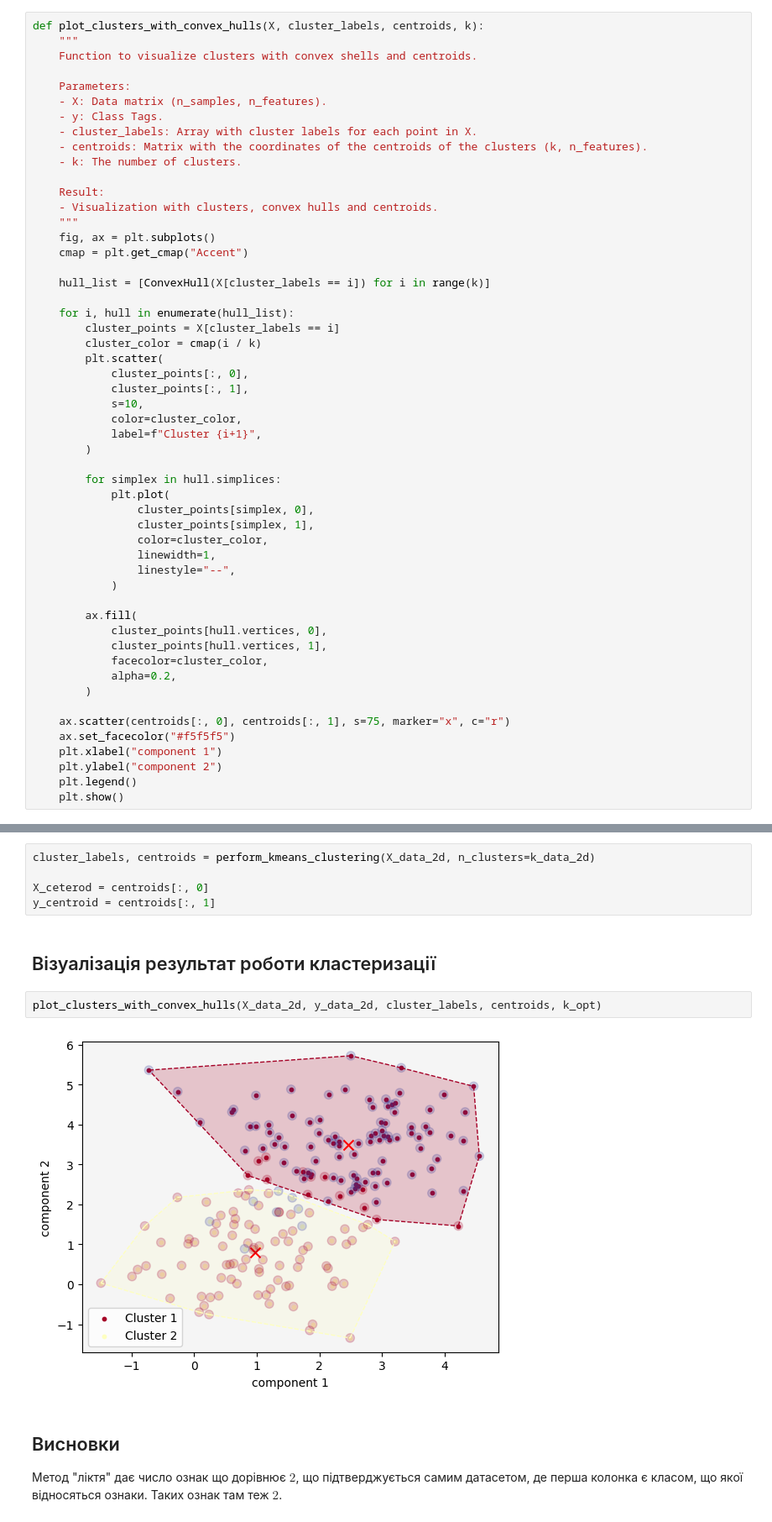
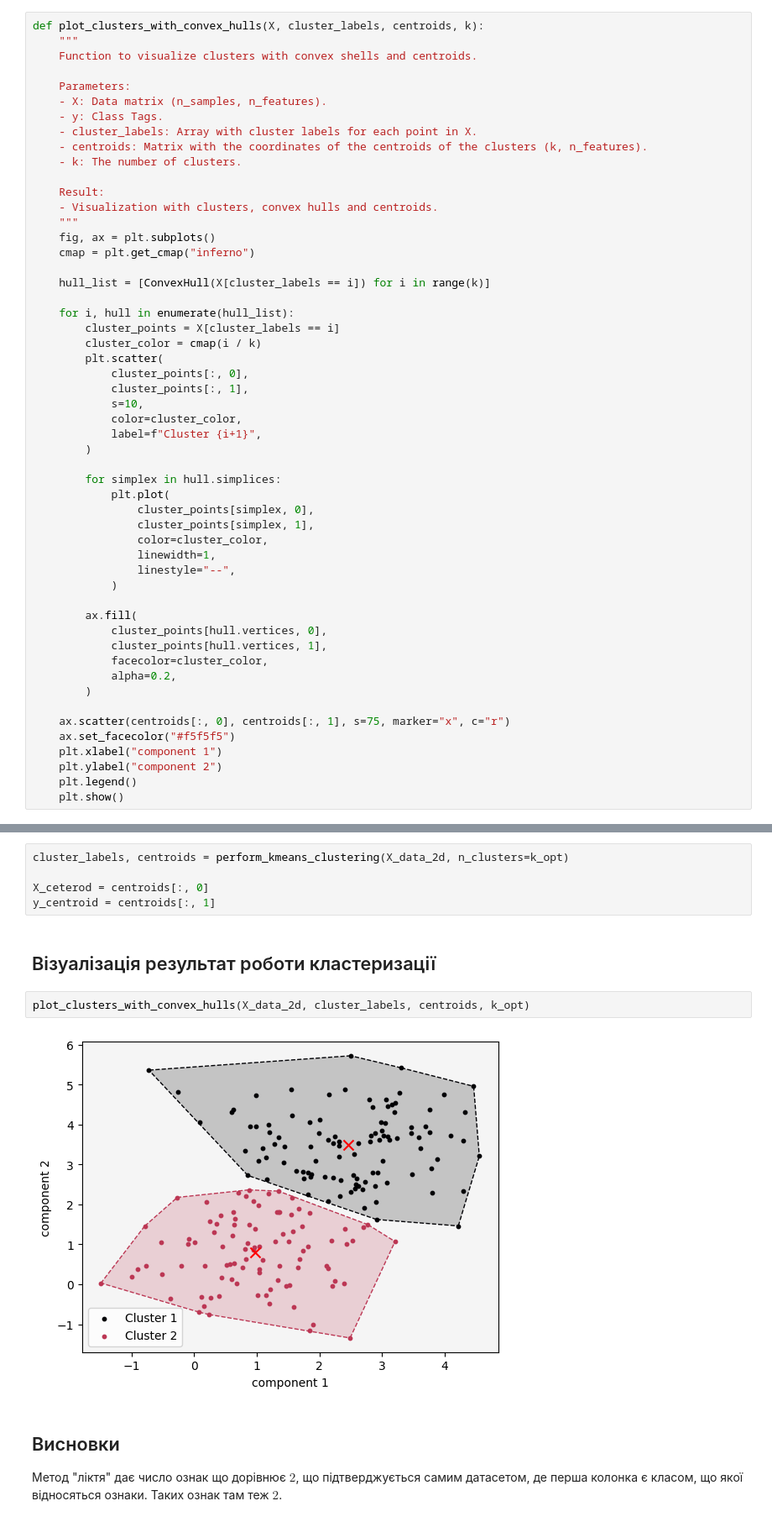
Before and after one commit to sergiokapone/DataScience, a Jupyter notebook: Hw6/Hw6.ipynb, the cells around one changed output, grey strips where cells are left out. Shown at 84% size. Saved outputs shown, nothing was run; the diff lists cells and outputs as text.

```diff
--- a/Hw6/Hw6.ipynb
+++ b/Hw6/Hw6.ipynb
@@ -151,7 +151,7 @@ def plot_clusters_with_convex_hulls(X, cluster_labels, centroids, k):
     - Visualization with clusters, convex hulls and centroids.
     """
     fig, ax = plt.subplots()
-    cmap = plt.get_cmap("Accent")
+    cmap = plt.get_cmap("inferno")
 
     hull_list = [ConvexHull(X[cluster_labels == i]) for i in range(k)]
 
@@ -313,16 +313,16 @@ print(k_opt)
 # %% [markdown]
 ## Запуск алгоритму класифікації
 # %%
-cluster_labels, centroids = perform_kmeans_clustering(X_data_2d, n_clusters=k_data_2d)
+cluster_labels, centroids = perform_kmeans_clustering(X_data_2d, n_clusters=k_opt)
 
 X_ceterod = centroids[:, 0]
 y_centroid = centroids[:, 1]
 # %% [markdown]
 ## Візуалізація результат роботи кластеризації
 # %%
-plot_clusters_with_convex_hulls(X_data_2d, y_data_2d, cluster_labels, centroids, k_opt)
+plot_clusters_with_convex_hulls(X_data_2d, cluster_labels, centroids, k_opt)
 # %% [output]
-[figure, old version]
+[figure, new version]
 # %% [markdown]
 ## Висновки
 
```
Also changed, not shown: parts of 2 cells of this notebook.
